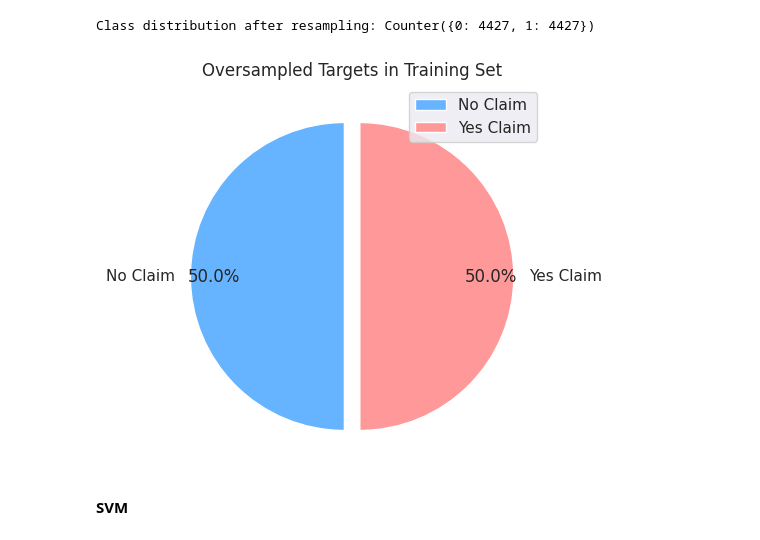
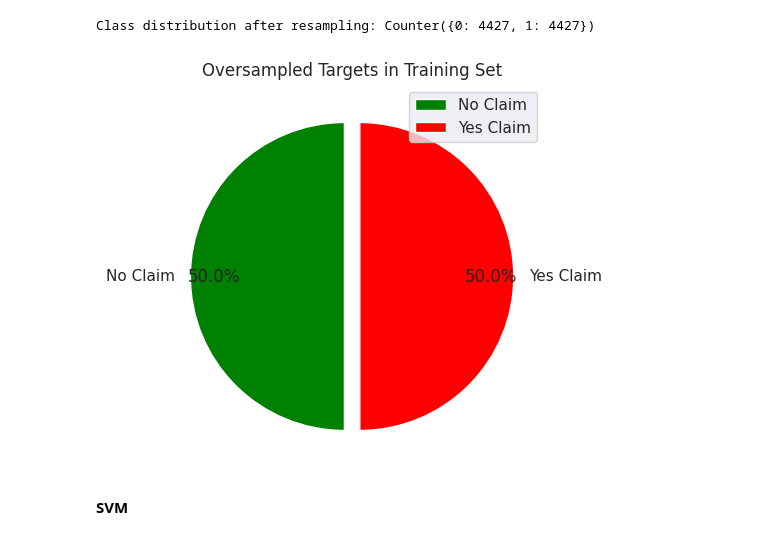
Before and after one commit to Denniskag/Python-Assignment, a Jupyter notebook: ML_Assignment_3.ipynb, the cells around one changed output. Cells and saved outputs as stored; diff of their text form; code cells hidden in the pictures.

```diff
--- a/ML_Assignment_3.ipynb
+++ b/ML_Assignment_3.ipynb
@@ -603,16 +603,16 @@ print("Class distribution after resampling:", Counter(y_resampled))
 Class distribution after resampling: Counter({0: 4427, 1: 4427})
 # %%
 
-colors = ['#66b3ff', '#ff9999']
+colors = ['Green', 'red']
 explode = (0.05,0.05)
 plt.figure(figsize=(5, 5))
 plt.pie(pd.Series(y_resampled).value_counts(), colors = colors, labels=['No Claim', 'Yes Claim'],
         autopct='%1.1f%%', startangle=90, pctdistance=0.85, explode = explode)
 plt.legend()
 plt.title("Oversampled Targets in Training Set")
 plt.show()
 # %% [output]
-[figure, old version]
+[figure, new version]
 # %%
 #splitting the resampled data into training and testing sets
 from sklearn.model_selection import train_test_split
```
Also changed, not shown: parts of 6 cells of this notebook.
